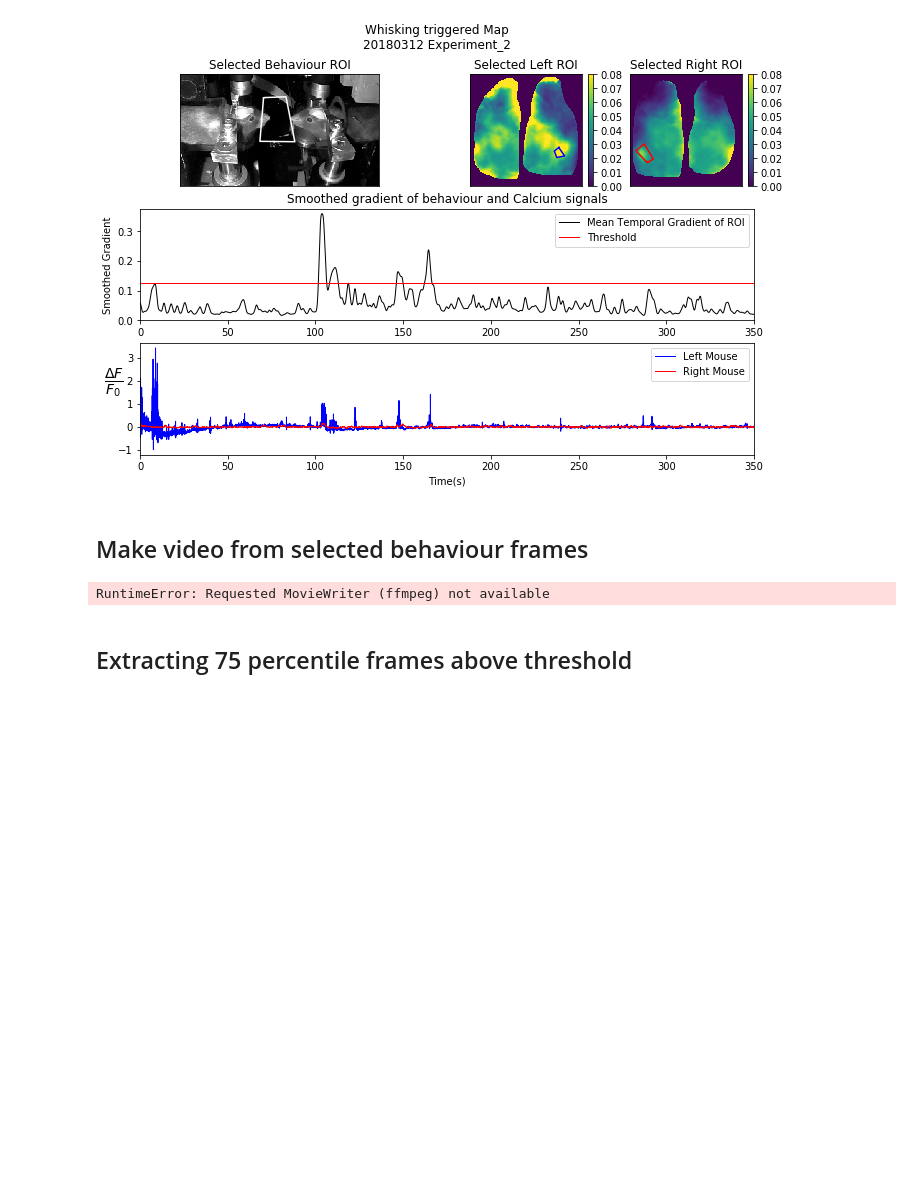
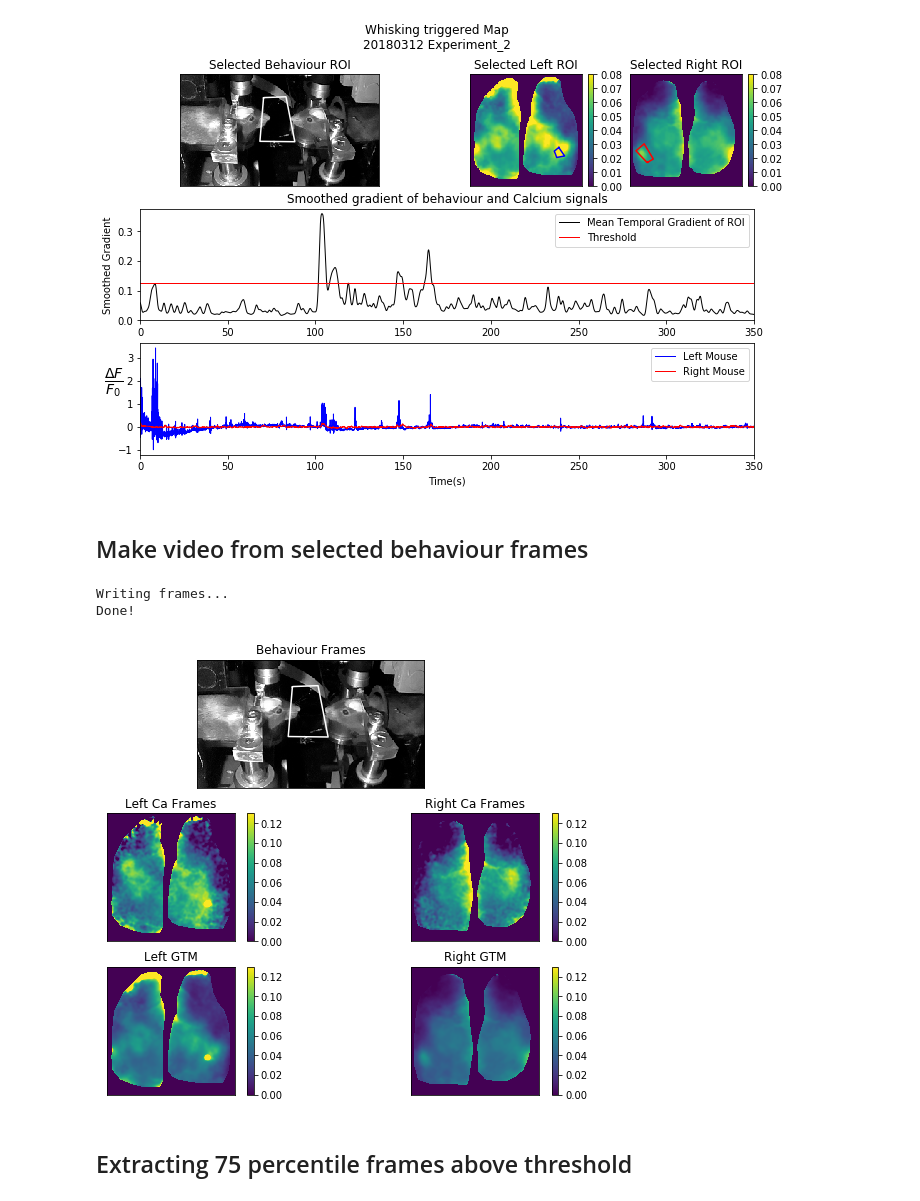
Before and after one commit to ubcbraincircuits/Dual_Imaging, a Jupyter notebook: FEDCODE/Dual_Imaging/Gradient triggered Maps.ipynb, the cells around one changed output. Drawn from its saved outputs; the diff is of its cells as text; code cells hidden in the pictures; blank space fills up the shorter version.

Commit message:
Save behaviour frames video

```diff
--- a/FEDCODE/Dual_Imaging/Gradient triggered Maps.ipynb
+++ b/FEDCODE/Dual_Imaging/Gradient triggered Maps.ipynb
@@ -433,11 +433,16 @@ Saved as whisker_triggered_map_with_signals.svg
 im_frame = numpy.zeros((256, 256))
 beh_frame = numpy.zeros((180, 320))
 
+behaviour_fname = res.saveas(
+    f_out=numpy.array(["placeholder"]),
+    suffix="behaviour_frames_GTM_LM_body",
+    ftype="mp4",
+    f_in=l_mouse_processed_file,
+)
+
 FFMpegWriter = Animation.writers["ffmpeg"]
 metadata = dict(
-    title=directory + experiment,
-    artist="Fed",
-    comment="10Hz_playback",
+    title=EXP_2, artist="Fed", comment="10Hz_playback"
 )
 writer = FFMpegWriter(fps=10, metadata=metadata)
 fig = plt.figure(figsize=(10, 8))
@@ -447,7 +452,7 @@ ax3 = fig.add_subplot(3, 1, 1)
 ax3.set_title("Behaviour Frames")
 ax3.get_yaxis().set_visible(False)
 ax3.get_xaxis().set_visible(False)
-beh_frame = behaviour_frames[above_threshold[0][0]]
+beh_frame = behaviour_frames[above_threshold[0]]
 beh_image = ax3.imshow(
     beh_frame, cmap="gray", vmin=0, vmax=255
 )
@@ -482,44 +487,39 @@ ax4.get_xaxis().set_visible(False)
 im_frame = l_gtm
 im_left_gtm = ax4.imshow(
     im_frame, cmap="viridis", vmin=0, vmax=0.13
 )
 cbar = fig.colorbar(im_left_gtm)
 
 ax5 = fig.add_subplot(3, 2, 6)
 ax5.set_title("Right GTM")
 ax5.get_yaxis().set_visible(False)
 ax5.get_xaxis().set_visible(False)
 im_frame = r_gtm
 im_right_gtm = ax5.imshow(
     im_frame, cmap="viridis", vmin=0, vmax=0.13
 )
 cbar = fig.colorbar(im_right_gtm)
 
 
 print("Writing frames...")
 with writer.saving(
-    fig,
-    "video.mp4",
-    # directory+experiment+l_mouse_processed_file.split('/')[-1]+"_behaviour_frames_GTM_LM_body.mp4",
-    100,
+    fig, outfile=EXP_2 + "\\" + behaviour_fname, dpi=100
 ):
-    for i in above_threshold[0]:
-        ax1.set_title(
-            "Seed Map %s/%s"
-            % (str(i), str(full_distance_array.shape[0]))
-        )
+    for i in above_threshold:
         beh_frame = behaviour_frames[i]
         beh_image.set_data(beh_frame)
         im_frame = l_mouse_frames[i]
-        im_frame[~left_mouse_mask] = -100
+        im_frame[~l_mouse_mask] = -100
         im_LM_ca.set_data(im_frame)
         im_frame = r_mouse_frames[i]
         im_frame[~r_mouse_mask] = -100
         im_RM_ca.set_data(im_frame)
         writer.grab_frame()
 print("Done!")
 # %% [output]
-RuntimeError: Requested MovieWriter (ffmpeg) not available
+Writing frames...
+Done!
+[figure, added]
 # %% [markdown]
 ## Extracting 75 percentile frames above threshold
 # %%
```
